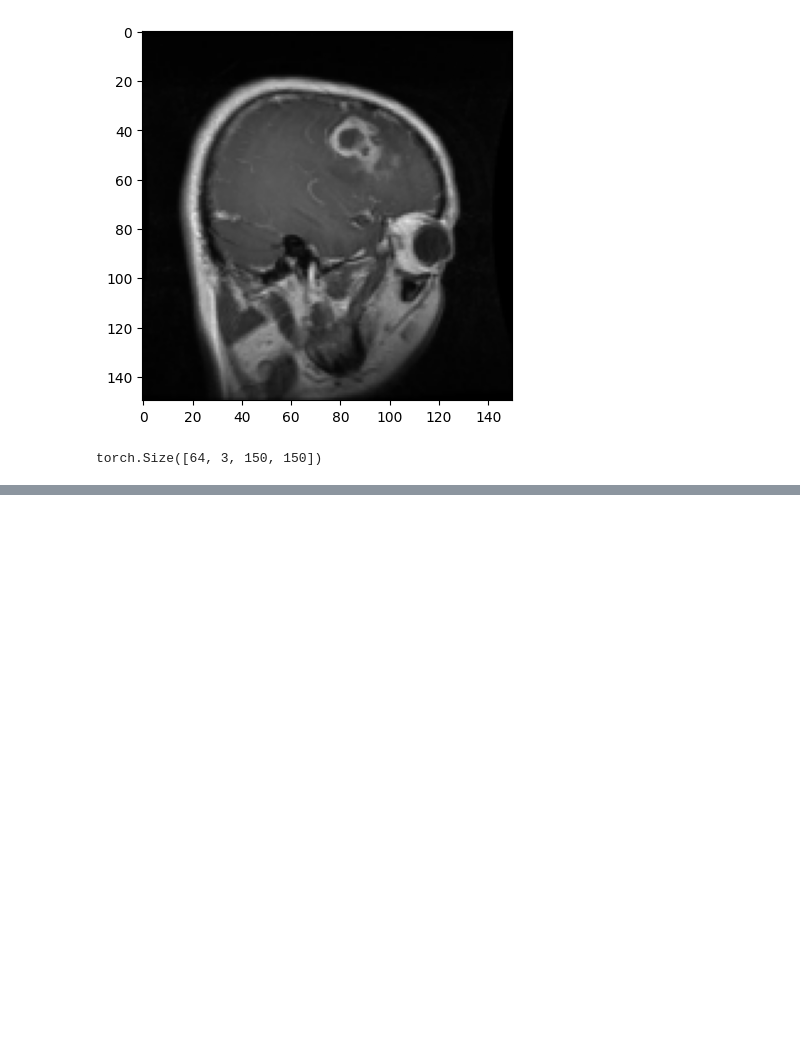
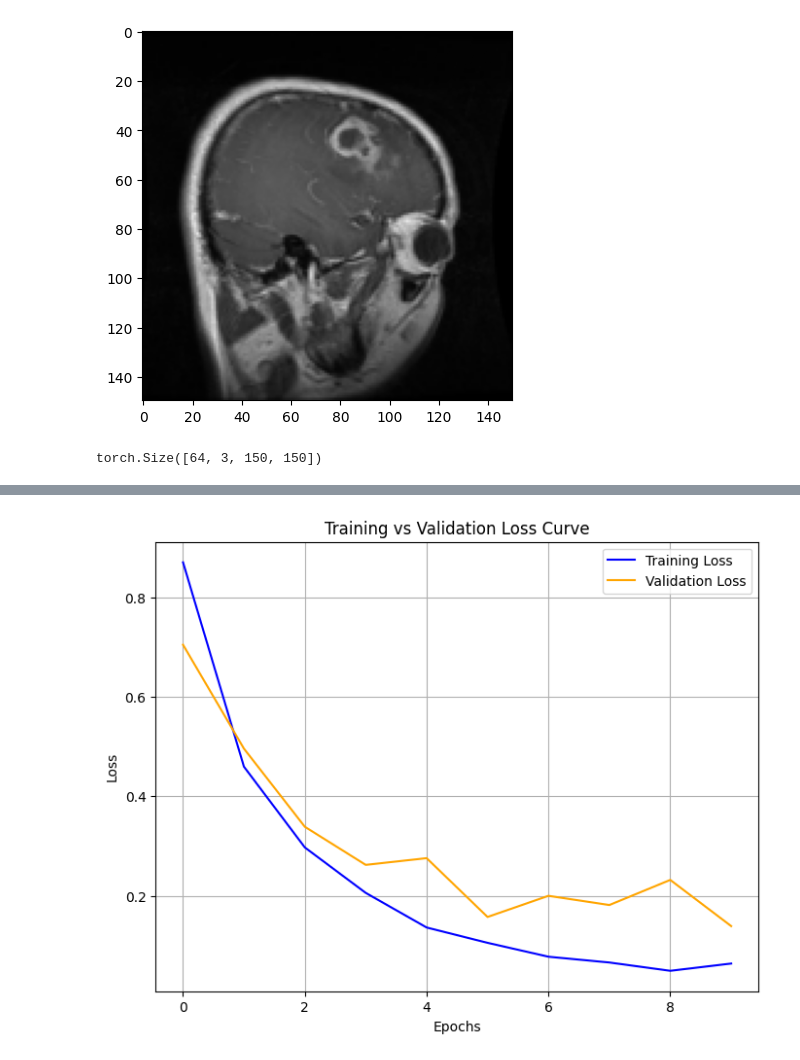
Before and after one commit to Akash-088/Brain-Tumor-Detection-, a Jupyter notebook: Brain_Tumor_Detection.ipynb, the cells around one changed output, grey strips where cells are left out. Cells and saved outputs as stored; diff of their text form; code cells hidden in the pictures; blank space fills up the shorter version.

```diff
--- a/Brain_Tumor_Detection.ipynb
+++ b/Brain_Tumor_Detection.ipynb
@@ -347,0 +345,17 @@ plt.plot(range(num_epochs), accuracy_list)
+# %%
+import matplotlib.pyplot as plt
+
+epochs = range(len(train_loss_list))
+
+plt.figure(figsize=(8, 6))
+plt.plot(epochs, train_loss_list, label='Training Loss', color='blue')
+plt.plot(epochs, val_loss_list, label='Validation Loss', color='orange')
+plt.xlabel('Epochs')
+plt.ylabel('Loss')
+plt.title('Training vs Validation Loss Curve')
+plt.legend()
+plt.grid(True)
+plt.savefig('loss_curve.png')
+plt.show()
+# %% [output]
+[figure, added]
```
Also changed, not shown: parts of 13 cells of this notebook.
